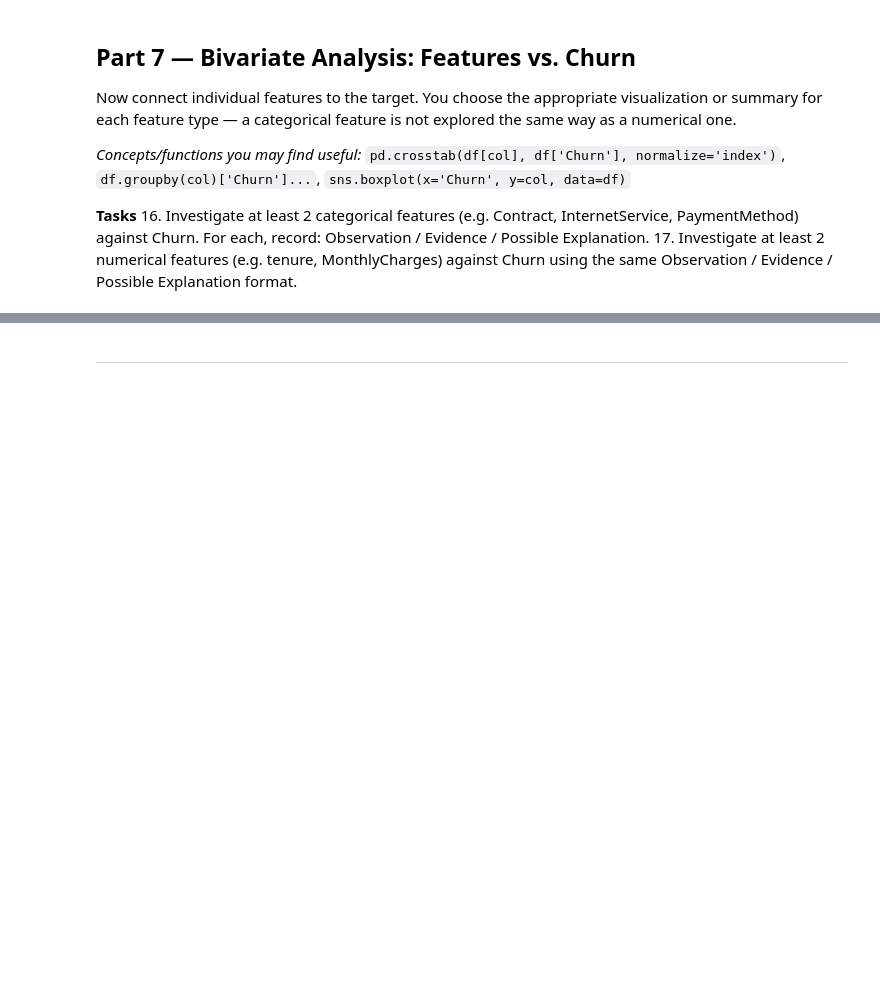
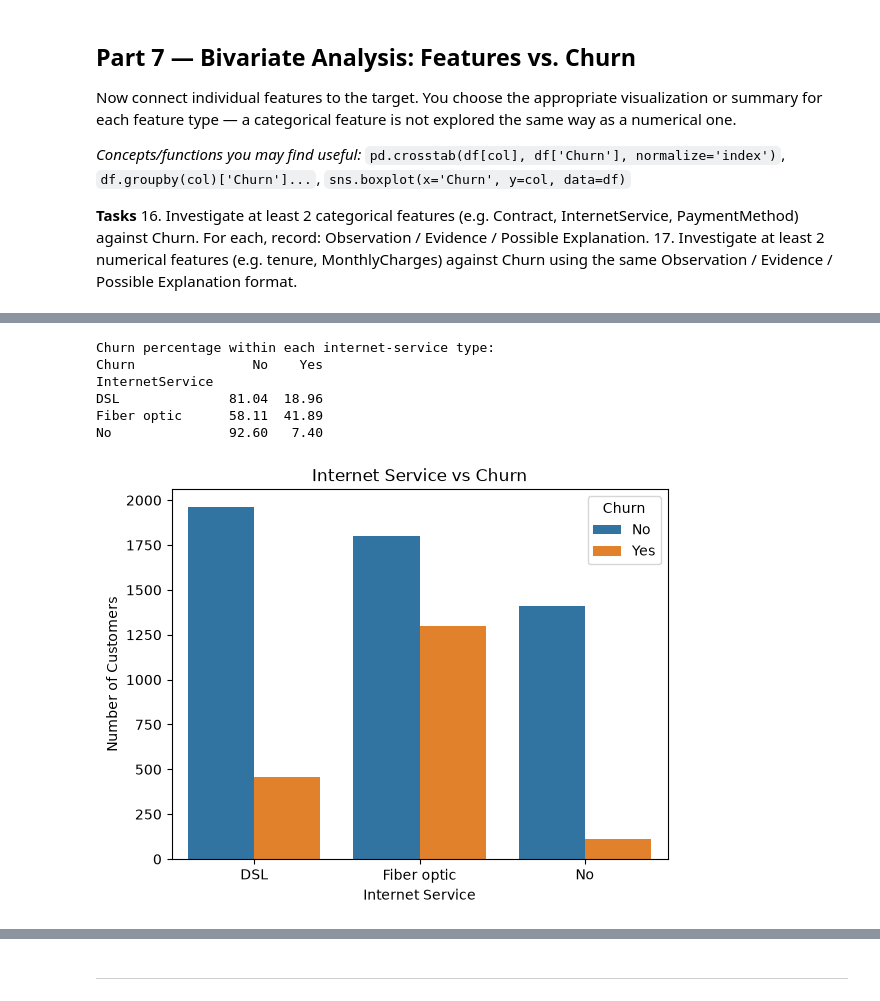
Before and after one commit to Ayesha-Mangi/ML_Labs, a Jupyter notebook: lab2_ayesha_churn_eda.ipynb, the cells around one changed output, grey strips where cells are left out. Saved outputs shown, nothing was run; the diff lists cells and outputs as text; code cells hidden in the pictures; blank space fills up the shorter version.

```diff
--- a/lab2_ayesha_churn_eda.ipynb
+++ b/lab2_ayesha_churn_eda.ipynb
@@ -489,0 +488,24 @@ Now connect individual features to the target. You choose the appropriate visual
+# %%
+# Task 16 — categorical feature 2 vs Churn
+internet_churn = pd.crosstab(
+    cleaned_df["InternetService"],
+    cleaned_df["Churn"],
+    normalize="index"
+) * 100
+
+print("Churn percentage within each internet-service type:")
+print(internet_churn.round(2))
+
+sns.countplot(x="InternetService", hue="Churn", data=cleaned_df)
+plt.title("Internet Service vs Churn")
+plt.xlabel("Internet Service")
+plt.ylabel("Number of Customers")
+plt.show()
+# %% [output]
+Churn percentage within each internet-service type:
+Churn               No    Yes
+InternetService
+DSL              81.04  18.96
+Fiber optic      58.11  41.89
+No               92.60   7.40
+[figure, added]
```
Also changed, not shown: parts of 27 cells of this notebook.
